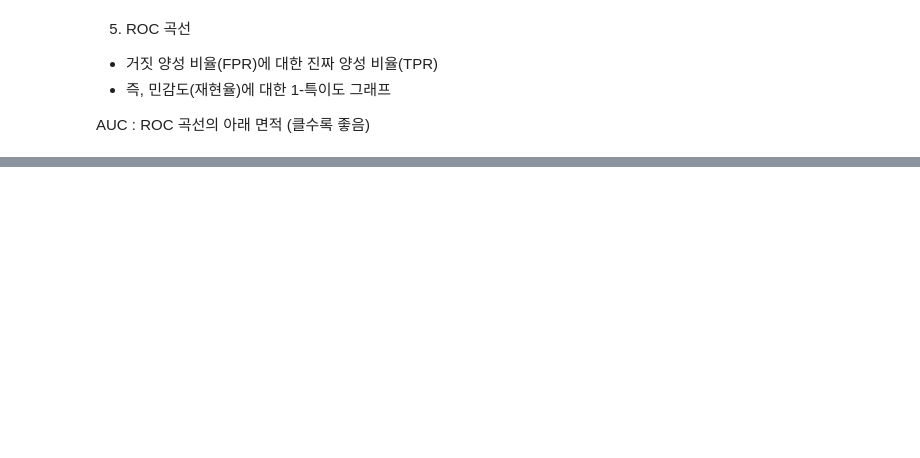
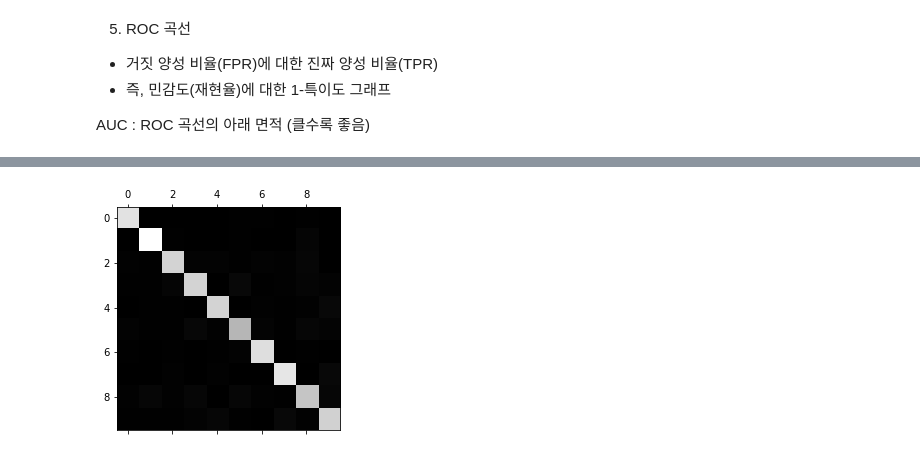
Before and after one commit to remonie7/Machine_Learning_study, a Jupyter notebook: 핸즈온 머신러닝 실습/ch3. 분류.ipynb, the cells around one changed output, grey strips where cells are left out. Drawn from its saved outputs; the diff is of its cells as text; code cells hidden in the pictures; blank space fills up the shorter version.

```diff
--- a/핸즈온 머신러닝 실습/ch3. 분류.ipynb
+++ b/핸즈온 머신러닝 실습/ch3. 분류.ipynb
@@ -197,0 +225,7 @@ roc_auc_score(y_train_3, y_scores_forest)
+# %%
+# 사이킷런에서 OvO나 OvA를 사용하도록 강요하려면 OneVsOneClassifier나 OneVsRestClassifier를 사용
+from sklearn.multiclass import OneVsOneClassifier
+ovo_clf = OneVsOneClassifier(SGDClassifier(max_iter=5, random_state=42))
+ovo_clf.fit(X_train, y_train)
+print(ovo_clf.predict([some_digit]))
+print(ovo_clf.estimators_)
@@ -197,0 +235,7 @@ roc_auc_score(y_train_3, y_scores_forest)
+# %%
+#랜덤포레스트 분류기는 직접 샘플을 다중 클래스로 분류할 수 있기 때문에 별도로 사이킷런의 OvO나 OvA를 적용할 필요 없음.
+forest_clf.fit(X_train, y_train)
+print(forest_clf.predict([some_digit]))
+
+# predict_proba() 메서드 호출하면 분류기가 각 샘플에 부여한 클래스별 확률 얻을 수 있음
+forest_clf.predict_proba([some_digit])
@@ -197,0 +250,7 @@ roc_auc_score(y_train_3, y_scores_forest)
+# %%
+# 스케일 조정하여 정확도 더 높이기
+
+from sklearn.preprocessing import StandardScaler
+scaler = StandardScaler()
+X_train_scaled = scaler.fit_transform(X_train.astype(np.float64))
+cross_val_score(sgd_clf, X_train_scaled, y_train, cv=3, scoring="accuracy")
@@ -197,0 +262,5 @@ roc_auc_score(y_train_3, y_scores_forest)
+# %%
+#오차행렬 (행은 실제 클래스, 열은 예측 클래스)
+y_train_pred = cross_val_predict(sgd_clf, X_train_scaled, y_train, cv=3)
+conf_mx = confusion_matrix(y_train, y_train_pred)
+conf_mx
@@ -197,0 +279,6 @@ roc_auc_score(y_train_3, y_scores_forest)
+# %%
+#오차행렬 시각화
+plt.matshow(conf_mx, cmap=plt.cm.gray)
+plt.show()
+# %% [output]
+[figure, added]
```
Also changed, not shown: parts of 26 cells of this notebook, 2 other files.
